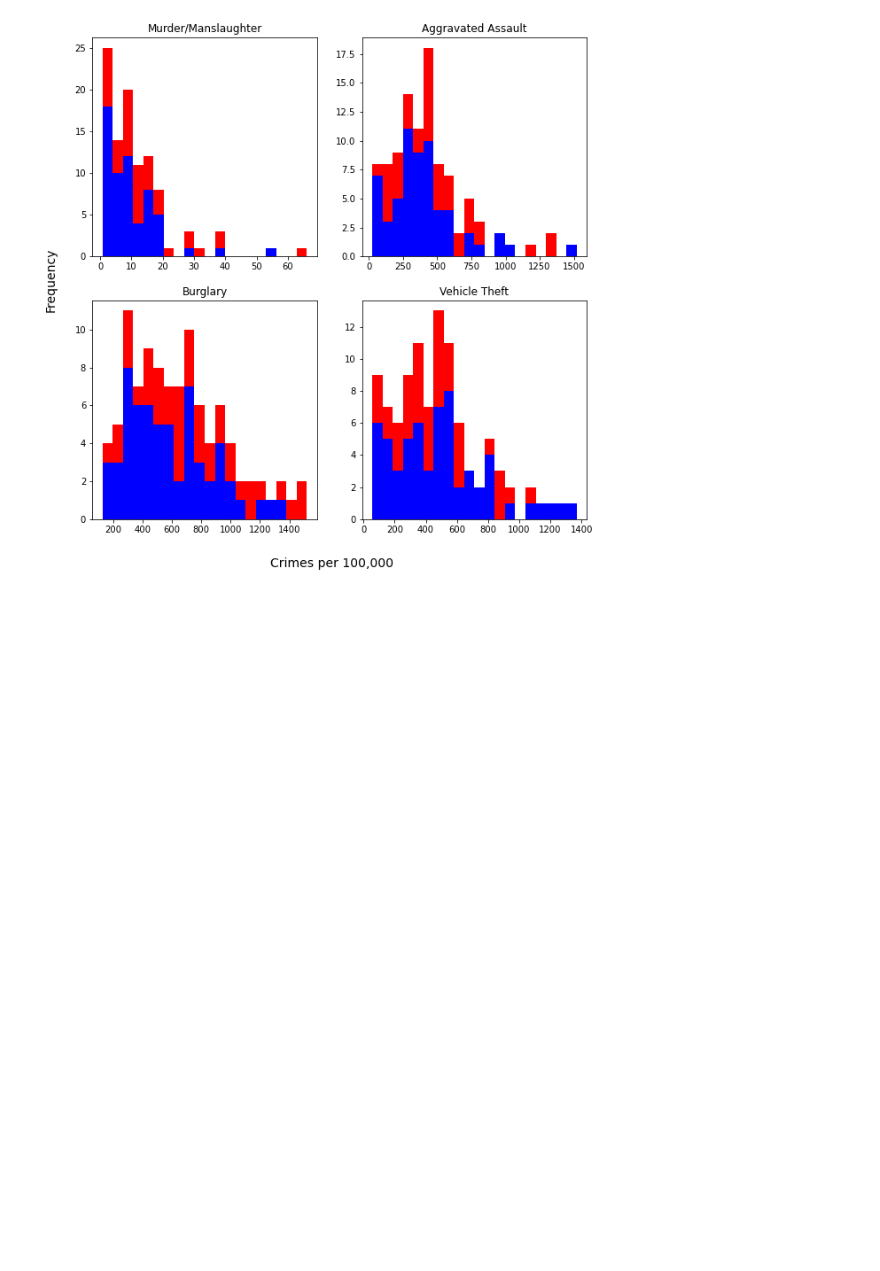
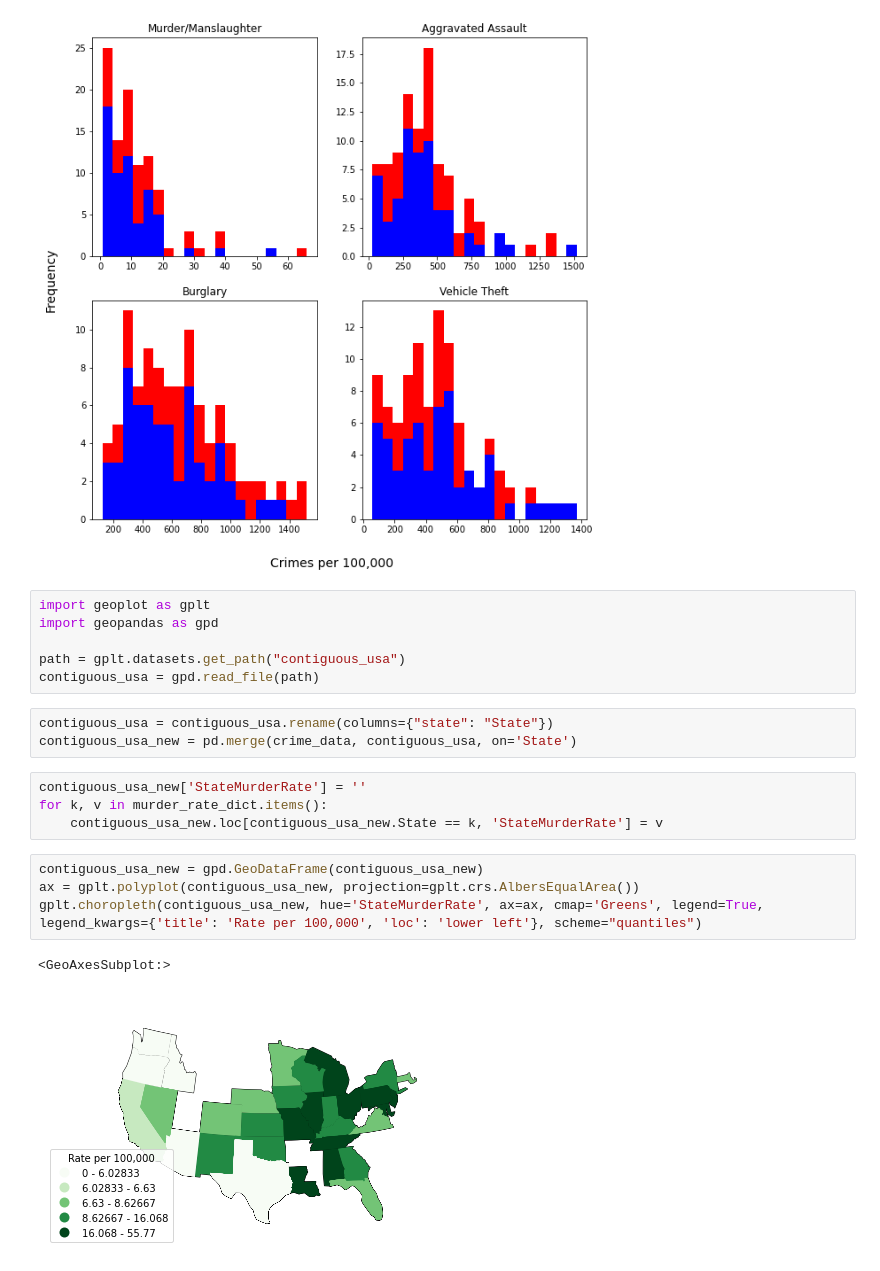
Before and after one commit to mkhan58/dscifinalproj-collab, a Jupyter notebook: final_wip_echo.ipynb, the cells around one changed output. Saved outputs shown, nothing was run; the diff lists cells and outputs as text; blank space fills up the shorter version.

```diff
--- a/final_wip_echo.ipynb
+++ b/final_wip_echo.ipynb
@@ -267,3 +267,23 @@ fig.text(0.05, 0.5, 'Frequency', va='center', fontsize = 14, rotation='vertical'
 # %% [output]
 Text(0.05, 0.5, 'Frequency')
 [figure]
+# %%
+import geoplot as gplt
+import geopandas as gpd
+
+path = gplt.datasets.get_path("contiguous_usa")
+contiguous_usa = gpd.read_file(path)
+# %%
+contiguous_usa = contiguous_usa.rename(columns={"state": "State"})
+contiguous_usa_new = pd.merge(crime_data, contiguous_usa, on='State')
+# %%
+contiguous_usa_new['StateMurderRate'] = ''
+for k, v in murder_rate_dict.items():
+    contiguous_usa_new.loc[contiguous_usa_new.State == k, 'StateMurderRate'] = v
+# %%
+contiguous_usa_new = gpd.GeoDataFrame(contiguous_usa_new)
+ax = gplt.polyplot(contiguous_usa_new, projection=gplt.crs.AlbersEqualArea())
+gplt.choropleth(contiguous_usa_new, hue='StateMurderRate', ax=ax, cmap='Greens', legend=True, legend_kwargs={'title': 'Rate per 100,000', 'loc': 'lower left'}, scheme="quantiles")
+# %% [output]
+<GeoAxesSubplot:>
+[figure, added]
```
Also changed, not shown: parts of 1 cell of this notebook.
